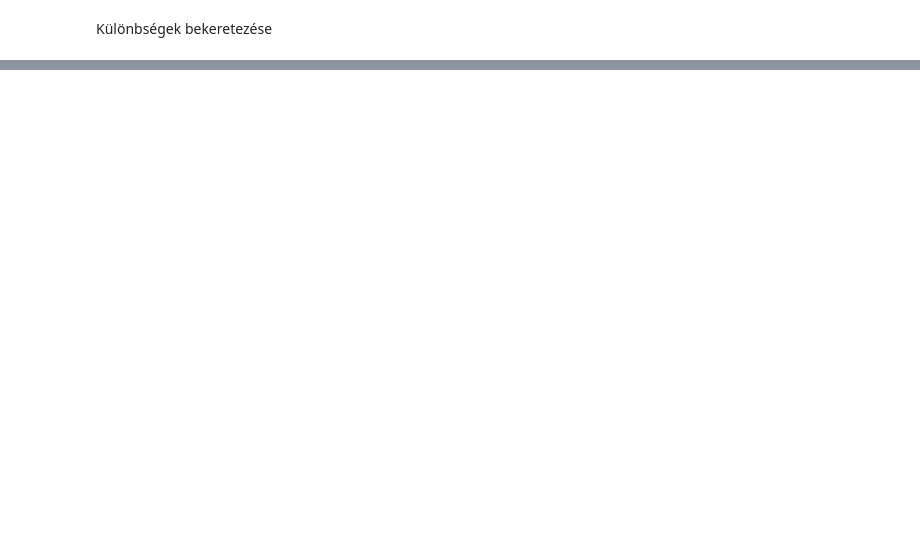
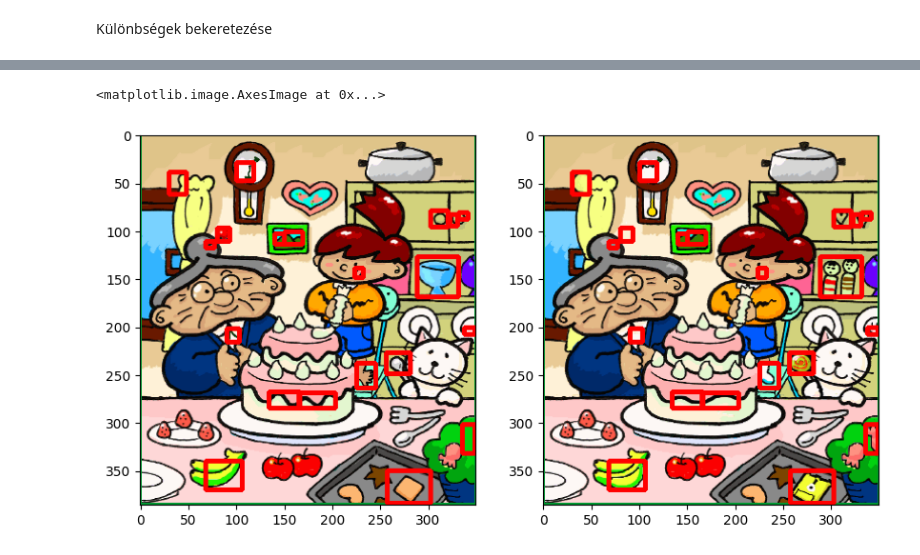
Before and after one commit to BrMrtn/GoogleColab, a Jupyter notebook: Képfeldolgozás/khf1_2_Különbségkeresés.ipynb, the cells around one changed output, grey strips where cells are left out. Saved outputs shown, nothing was run; the diff lists cells and outputs as text; code cells hidden in the pictures; blank space fills up the shorter version.

```diff
--- a/Képfeldolgozás/khf1_2_Különbségkeresés.ipynb
+++ b/Képfeldolgozás/khf1_2_Különbségkeresés.ipynb
@@ -56,0 +72,18 @@ plt.imshow(thresholded_difference)
+# %%
+contours, hierarchy = cv2.findContours(thresholded_difference, cv2.RETR_EXTERNAL, cv2.CHAIN_APPROX_SIMPLE)
+
+min_width = 6; # A bent maradt zaj miatt vannak kisebb pontjaink, amik nem számítanak különbségnek. Ezeket nem keretezzük be.
+min_height = 6;
+
+for contour in contours:
+    x,y,w,h = cv2.boundingRect(contour)
+    if w > min_width and h > min_height:
+      cv2.rectangle(img1,(x,y),(x+w,y+h),(255,0,0),3)
+      cv2.rectangle(img2,(x,y),(x+w,y+h),(255,0,0),3)
+
+fig, (ax1, ax2) = plt.subplots(1,2, figsize=(10,10))
+ax1.imshow(img1)
+ax2.imshow(img2)
+# %% [output]
+<matplotlib.image.AxesImage at 0x...>
+[figure, added]
```
Also changed, not shown: parts of 11 cells of this notebook.
